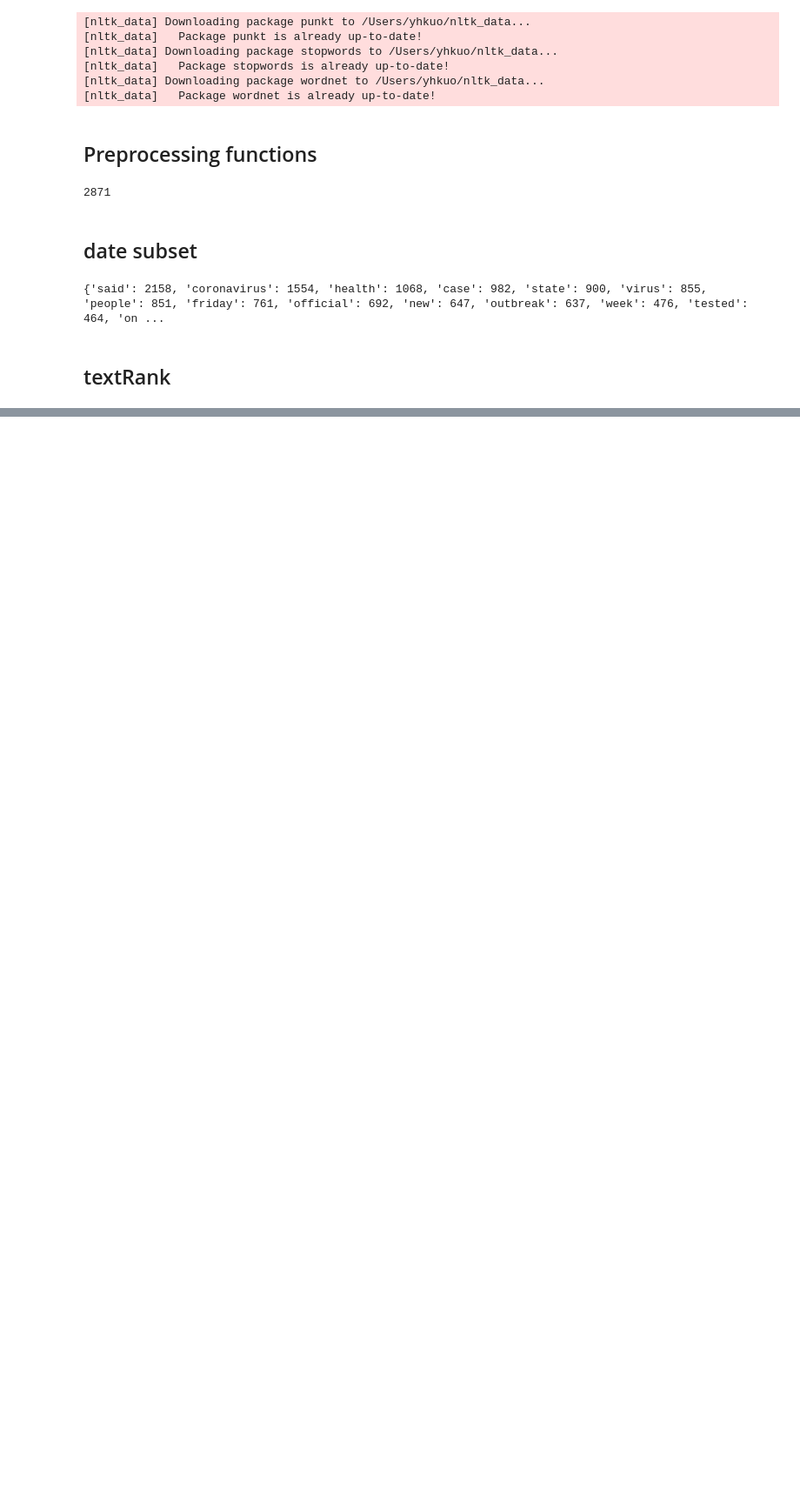
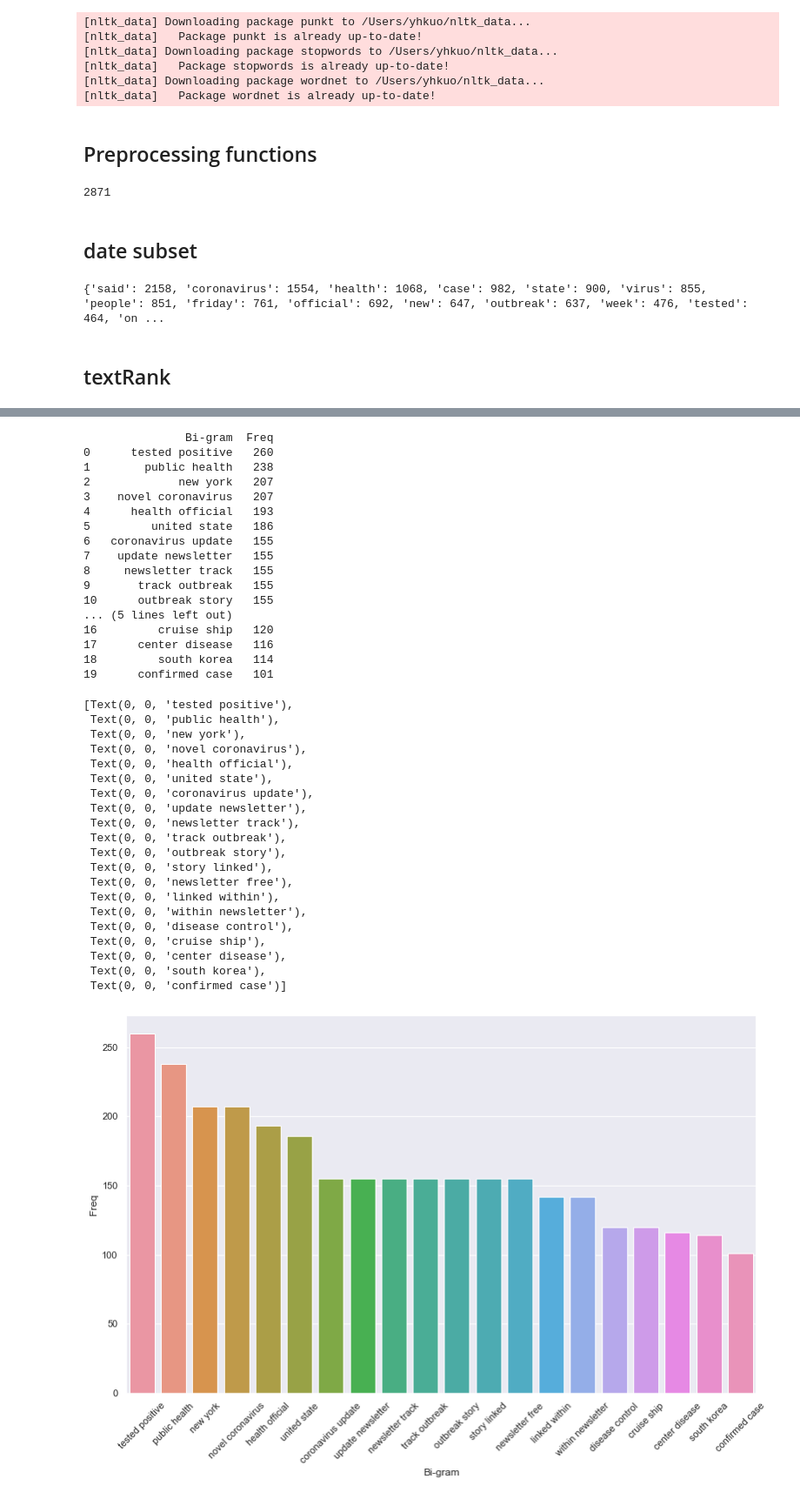
Before and after one commit to picaguo1997/ECS272-Winter2020, a Jupyter notebook: FinalProject/preprocess/wordcloud_preprocess.ipynb, the cells around one changed output, grey strips where cells are left out. Shown at 87% size. Drawn from its saved outputs; the diff is of its cells as text; code cells hidden in the pictures; blank space fills up the shorter version.

```diff
--- a/FinalProject/preprocess/wordcloud_preprocess.ipynb
+++ b/FinalProject/preprocess/wordcloud_preprocess.ipynb
@@ -148,0 +247,60 @@ for line in test:
+# %%
+#Most frequently occuring Bi-grams
+def get_top_n2_words(corpus, n=None):
+    vec1 = CountVectorizer(ngram_range=(2,2),
+            max_features=2000).fit(corpus)
+    bag_of_words = vec1.transform(corpus)
+    sum_words = bag_of_words.sum(axis=0)
+    words_freq = [(word, sum_words[0, idx]) for word, idx in
+                  vec1.vocabulary_.items()]
+    words_freq =sorted(words_freq, key = lambda x: x[1],
+                reverse=True)
+    return words_freq[:n]
+top2_words = get_top_n2_words(corpus, n=20)
+top2_df = pd.DataFrame(top2_words)
+top2_df.columns=["Bi-gram", "Freq"]
+print(top2_df)
+#Barplot of most freq Bi-grams
+import seaborn as sns
+sns.set(rc={'figure.figsize':(13,8)})
+h=sns.barplot(x="Bi-gram", y="Freq", data=top2_df)
+h.set_xticklabels(h.get_xticklabels(), rotation=45)
+# %% [output]
+               Bi-gram  Freq
+0      tested positive   260
+1        public health   238
+2             new york   207
+3    novel coronavirus   207
+4      health official   193
+5         united state   186
+6   coronavirus update   155
+7    update newsletter   155
+8     newsletter track   155
+9       track outbreak   155
+10      outbreak story   155
+... (5 lines left out)
+16         cruise ship   120
+17      center disease   116
+18         south korea   114
+19      confirmed case   101
+[Text(0, 0, 'tested positive'),
+ Text(0, 0, 'public health'),
+ Text(0, 0, 'new york'),
+ Text(0, 0, 'novel coronavirus'),
+ Text(0, 0, 'health official'),
+ Text(0, 0, 'united state'),
+ Text(0, 0, 'coronavirus update'),
+ Text(0, 0, 'update newsletter'),
+ Text(0, 0, 'newsletter track'),
+ Text(0, 0, 'track outbreak'),
+ Text(0, 0, 'outbreak story'),
+ Text(0, 0, 'story linked'),
+ Text(0, 0, 'newsletter free'),
+ Text(0, 0, 'linked within'),
+ Text(0, 0, 'within newsletter'),
+ Text(0, 0, 'disease control'),
+ Text(0, 0, 'cruise ship'),
+ Text(0, 0, 'center disease'),
+ Text(0, 0, 'south korea'),
+ Text(0, 0, 'confirmed case')]
+[figure, added]
```
Also changed, not shown: parts of 16 cells of this notebook, 2 other files.
